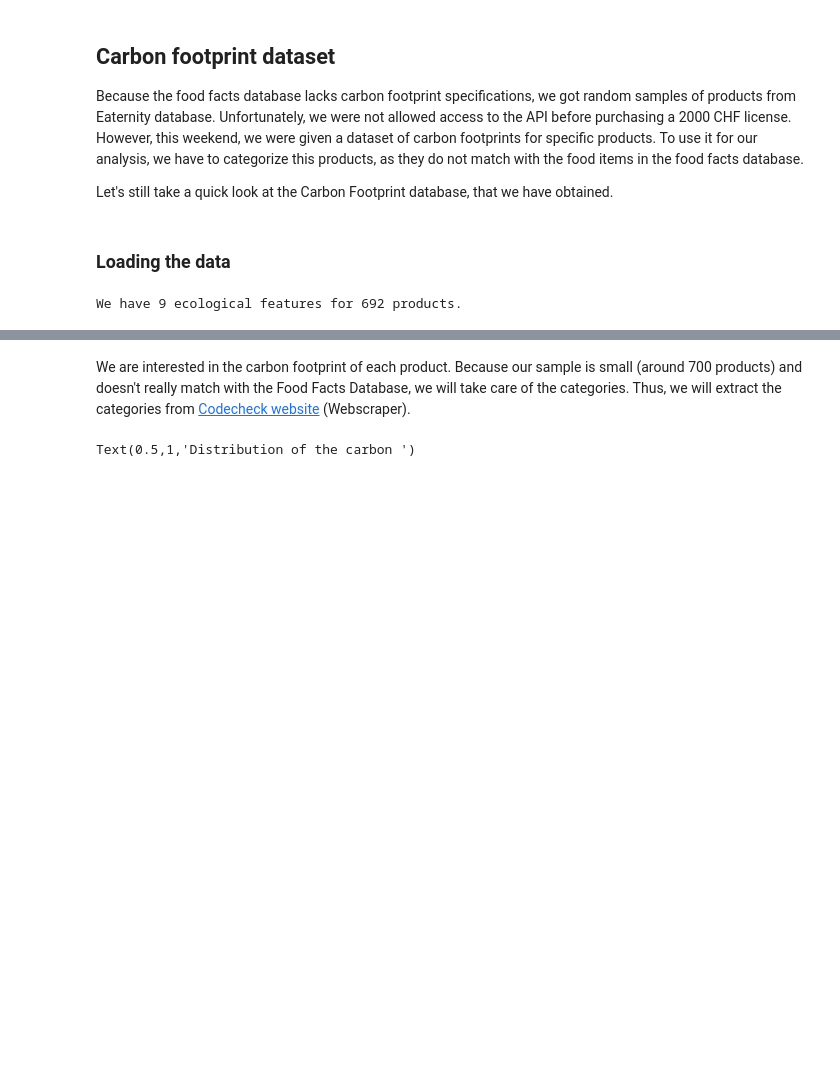
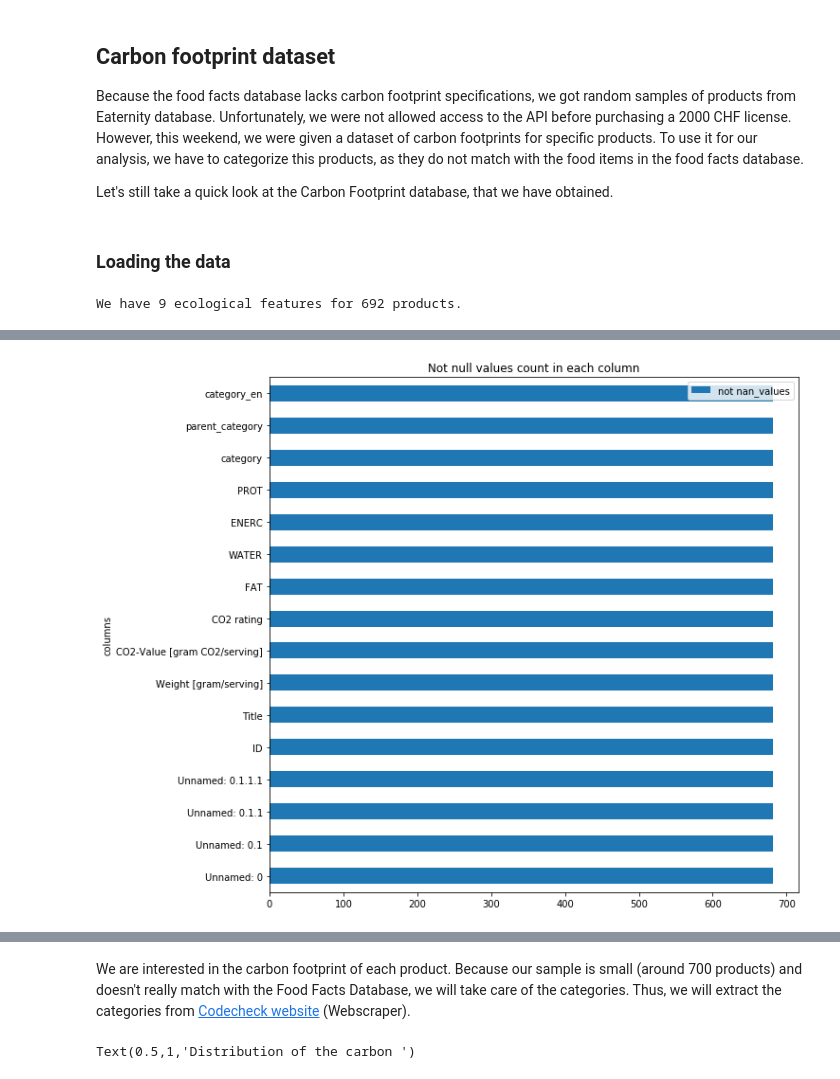
Before and after one commit to RedHotDataProject/Project_ADA, a Jupyter notebook: Open Food Facts - Cleanse data.ipynb, the cells around one changed output, grey strips where cells are left out. Cells and saved outputs as stored; diff of their text form; code cells hidden in the pictures; blank space fills up the shorter version.

Commit message:
Data exploration eaternity

```diff
--- a/Open Food Facts - Cleanse data.ipynb
+++ b/Open Food Facts - Cleanse data.ipynb
@@ -23,5 +23,5 @@ from libs import exploring as explore
 from libs import visualising as visualize
 from libs import cleansing as cleanse
 
-PLOT = False
-RUN = False
+PLOT = True
+RUN = True
@@ -313,0 +311,12 @@ carbon_footprint_categories_pd
+# %%
+null_entries = pd.DataFrame({'columns' : carbon_footprint_categories_pd.columns,
+                             'not nan_values' : [carbon_footprint_categories_pd[c].count() for c in carbon_footprint_categories_pd]
+                            })
+
+# Plot NaNs counts
+if PLOT:
+    null_entries.set_index('columns').plot(kind='barh', figsize=(10, 10))
+    plt.title("Not null values count in each column")
+    plt.show()
+# %% [output]
+[figure, added]
```
Also changed, not shown: parts of 42 cells of this notebook, 3 other files.
